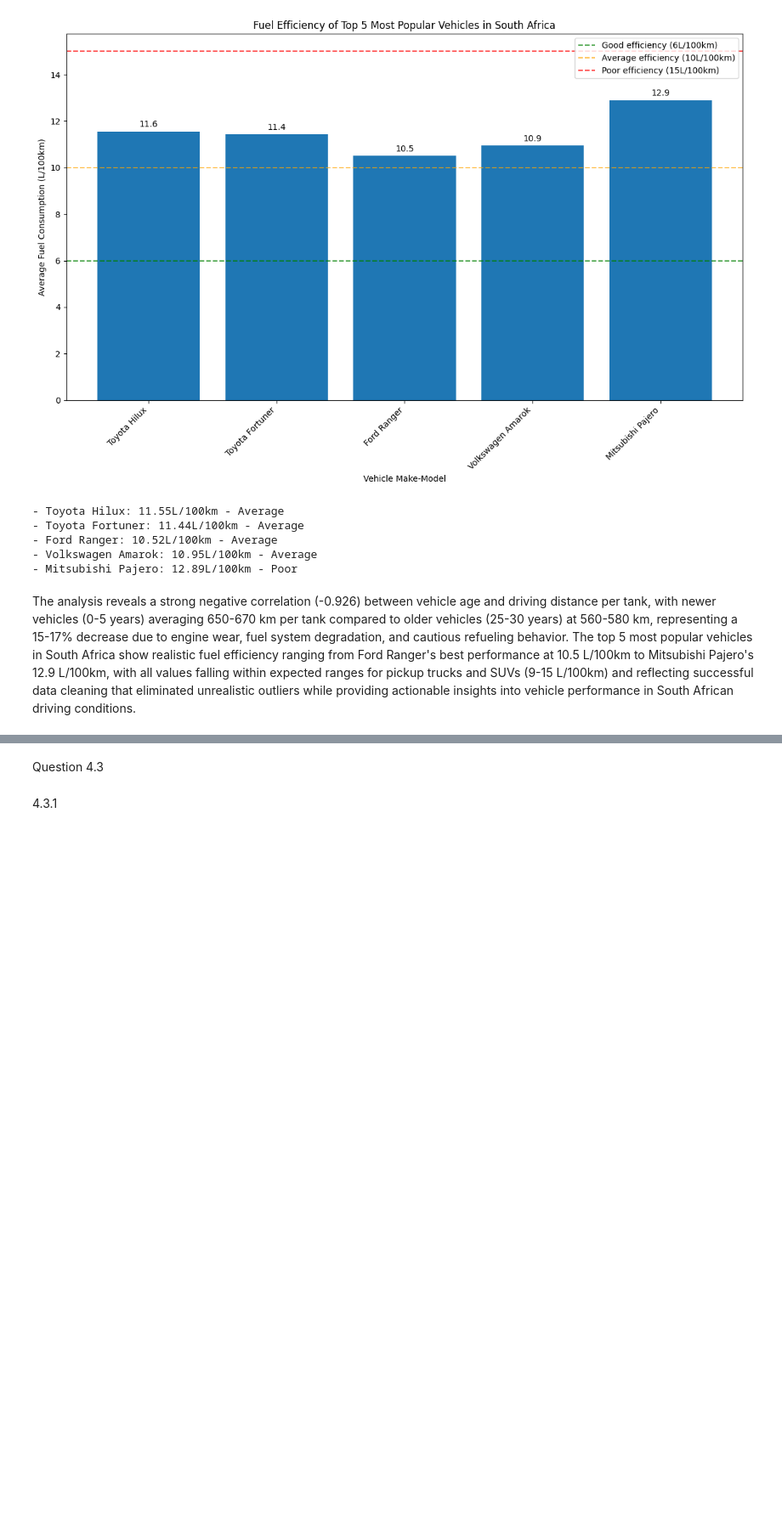
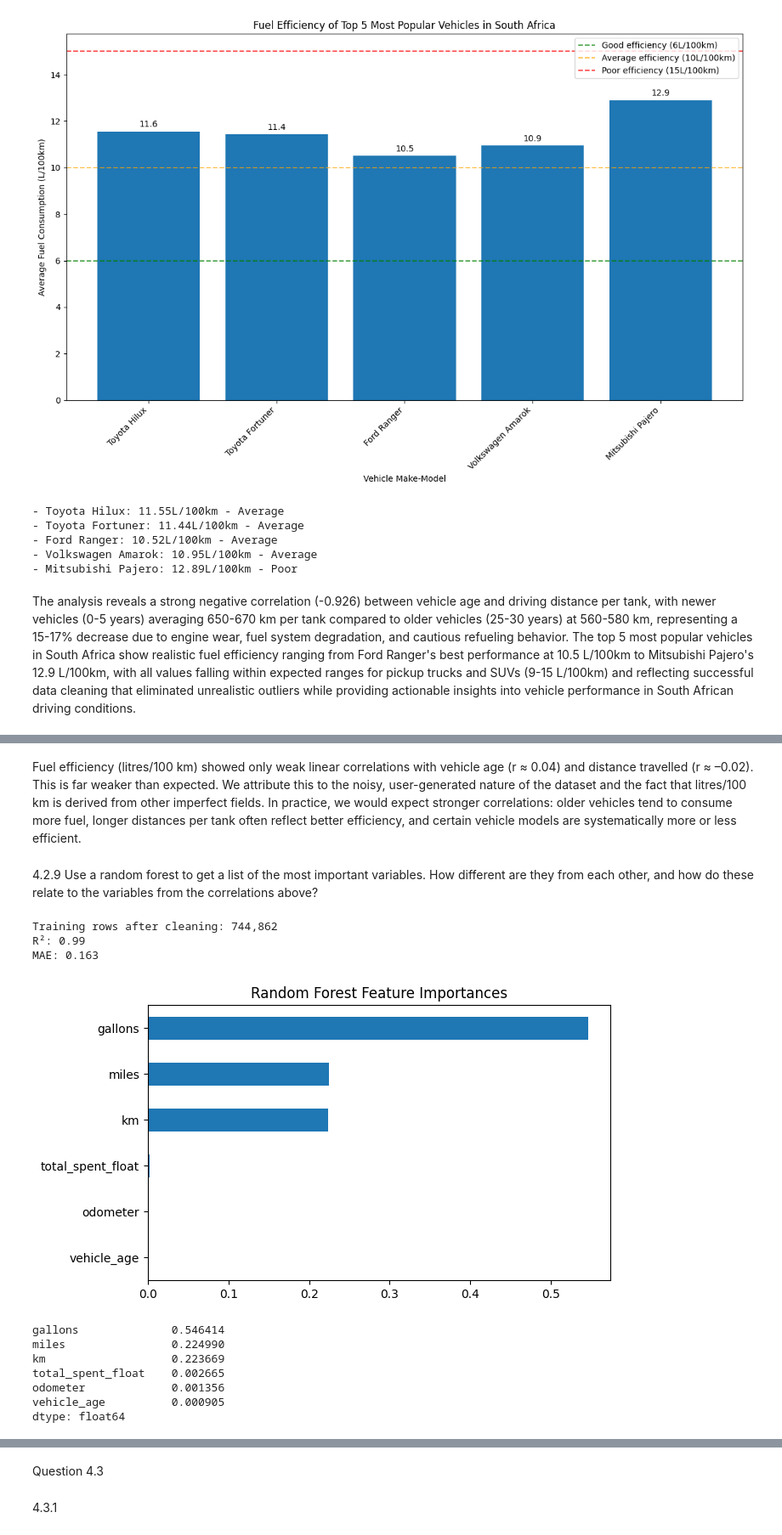
Before and after one commit to Ruaan1/DVE-Assignment, a Jupyter notebook: Notebook/Assignment1.ipynb, the cells around one changed output, grey strips where cells are left out. Shown at 85% size. Drawn from its saved outputs; the diff is of its cells as text; code cells hidden in the pictures; blank space fills up the shorter version.

```diff
--- a/Notebook/Assignment1.ipynb
+++ b/Notebook/Assignment1.ipynb
@@ -1117,0 +1287,71 @@ The analysis reveals a strong negative correlation (-0.926) between vehicle age
+# %% [markdown]
+Fuel efficiency (litres/100 km) showed only weak linear correlations with vehicle age (r ≈ 0.04) and distance travelled (r ≈ –0.02). This is far weaker than expected. We attribute this to the noisy, user-generated nature of the dataset and the fact that litres/100 km is derived from other imperfect fields. In practice, we would expect stronger correlations: older vehicles tend to consume more fuel, longer distances per tank often reflect better efficiency, and certain vehicle models are systematically more or less efficient.
+# %% [markdown]
+4.2.9 Use a random forest to get a list of the most important variables. How
+different are they from each other, and how do these relate to the variables
+from the correlations above?
+# %%
+from sklearn.ensemble import RandomForestRegressor
+from sklearn.model_selection import train_test_split
+from sklearn.metrics import r2_score, mean_absolute_error
+
+features = ['km', 'gallons', 'miles', 'odometer', 'total_spent_float', 'vehicle_age']
+target = 'litres_per_100km'
+
+df_rf = df.copy()
+
+# keep only realistic efficiency values (same band we used earlier)
+df_rf[target] = pd.to_numeric(df_rf[target], errors='coerce')
+df_rf = df_rf[(df_rf[target] >= 2) & (df_rf[target] <= 30)]
+
+# ensure numeric features are numeric
+for c in features:
+    df_rf[c] = pd.to_numeric(df_rf[c], errors='coerce')
+
+# --- 2) Drop rows with any missing values in X or y
+df_rf = df_rf.dropna(subset=features + [target])
+
+X = df_rf[features]
+y = df_rf[target]
+
+print(f"Training rows after cleaning: {len(X):,}")
+
+# --- 3) Train/test split
+X_train, X_test, y_train, y_test = train_test_split(
+    X, y, test_size=0.30, random_state=42
+)
+
+# --- 4) Random Forest
+rf = RandomForestRegressor(
+    n_estimators=200,
+    max_depth=None,      # let it grow; the banded target helps
+    random_state=42,
+    n_jobs=-1
+)
+rf.fit(X_train, y_train)
+
+# --- 5) Evaluate
+y_pred = rf.predict(X_test)
+print("R²:", round(r2_score(y_test, y_pred), 3))
+print("MAE:", round(mean_absolute_error(y_test, y_pred), 3))
+
+# --- 6) Feature importances
+importances = pd.Series(rf.feature_importances_, index=features)\
+               .sort_values(ascending=True)
+
+ax = importances.plot(kind='barh', figsize=(7,4), title="Random Forest Feature Importances")
+plt.tight_layout(); plt.show()
+
+print(importances.sort_values(ascending=False))
+# %% [output]
+Training rows after cleaning: 744,862
+R²: 0.99
+MAE: 0.163
+[figure, added]
+gallons              0.546414
+miles                0.224990
+km                   0.223669
+total_spent_float    0.002665
+odometer             0.001356
+vehicle_age          0.000905
+dtype: float64
```
Also changed, not shown: parts of 16 cells of this notebook.
